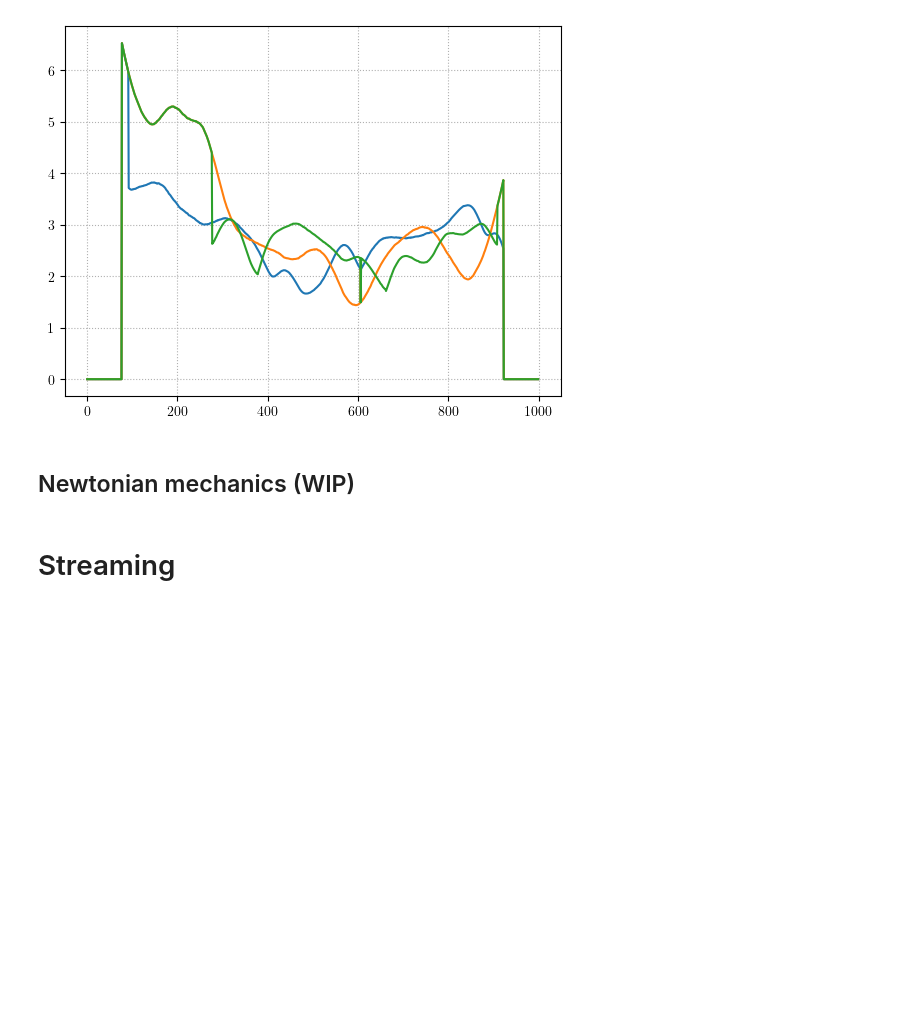
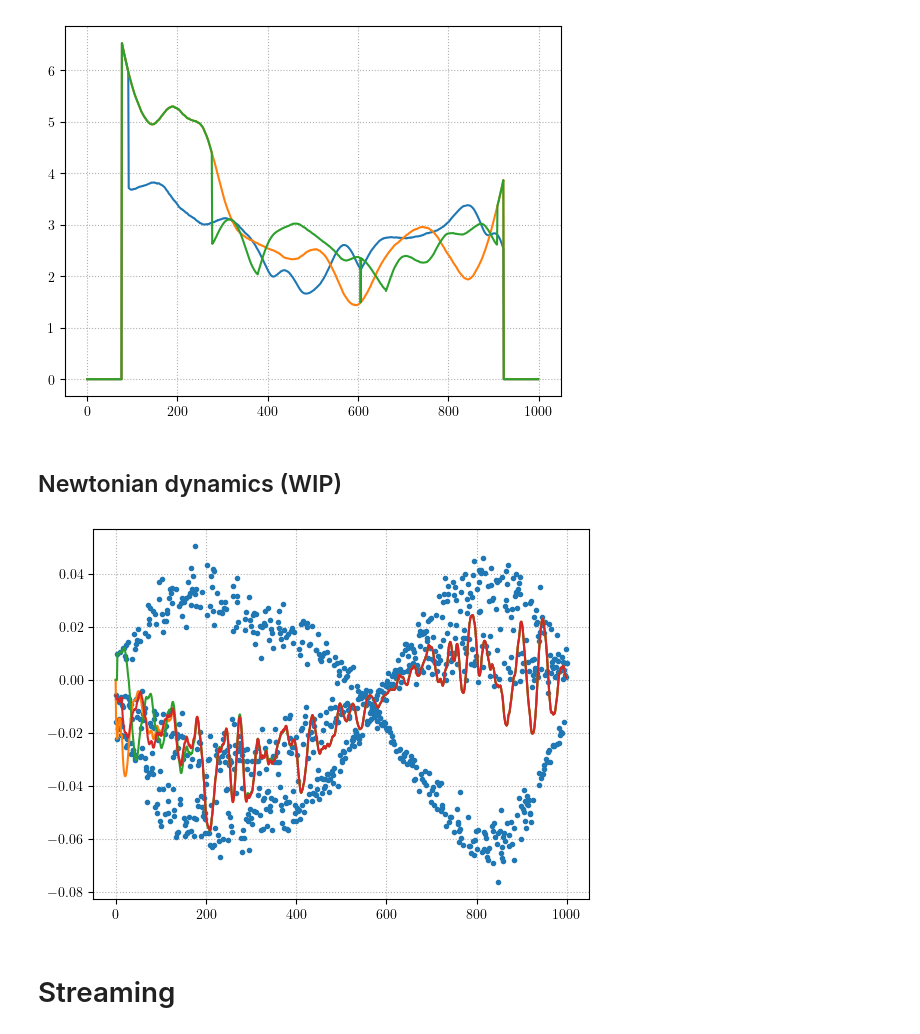
Before and after one commit to HugoLebeau/online_learning, a Jupyter notebook: Toeplitz puncturing.ipynb, the cells around one changed output. Saved outputs shown, nothing was run; the diff lists cells and outputs as text; code cells hidden in the pictures; blank space fills up the shorter version.

Commit message:
Newtonian dynamics (WIP)

```diff
--- a/Toeplitz puncturing.ipynb
+++ b/Toeplitz puncturing.ipynb
@@ -303,4 +303,4 @@ plt.show()
 # %% [output]
 [figure]
 # %% [markdown]
-## Newtonian mechanics (WIP)
+## Newtonian dynamics (WIP)
@@ -334,3 +307,43 @@ for i in range(h_start, n):
+# %%
+from tqdm import tqdm
+from sklearn.cluster import AgglomerativeClustering
+
+eigvecs = eigvecs_t[0, idx_eigvecs]
+basis = basis_t[idx_basis]
+n_eigvecs = eigvecs.shape[0]
+
+h_start = 5*k
+
+idx = np.arange(n)
+partition = -np.ones(n, dtype=int)
+
+z = np.zeros((k, n, n_eigvecs))
+v = np.zeros((k, n, n_eigvecs))
+f = lambda r: 1e-3*np.exp(-r/1e2)
+dt = 1
+resist = 0.9
+
+partition[:h_start] = AgglomerativeClustering(n_clusters=k).fit(eigvecs[:, :h_start].T).labels_
+for t in range(h_start):
+    z[:, t], v[:, t] = z[:, t-1], v[:, t-1]
+    z[partition[t], t] = eigvecs[:, t]
+    v[partition[t], t] = (z[partition[t], t]-z[partition[t], t-1])/dt
+for t in range(h_start, n):
+    u_r = eigvecs[:, t]-z[:, t-1]
+    r = linalg.norm(u_r, axis=1)[:, None]
+    acc = f(r)*u_r/r
+    v[:, t] = resist*v[:, t-1]+dt*acc
+    z[:, t] = z[:, t-1]+dt*v[:, t]
+# %%
+dim = 1
+plt.plot(eigvecs[dim], ls='', marker='.')
+ylim = plt.ylim()
+plt.plot(z[..., dim].T)
+plt.ylim(ylim)
+plt.grid(ls=':')
+plt.show()
+# %% [output]
+[figure, added]
 # %% [markdown]
 # Streaming
 # %%
```
Also changed, not shown: parts of 3 cells of this notebook.
